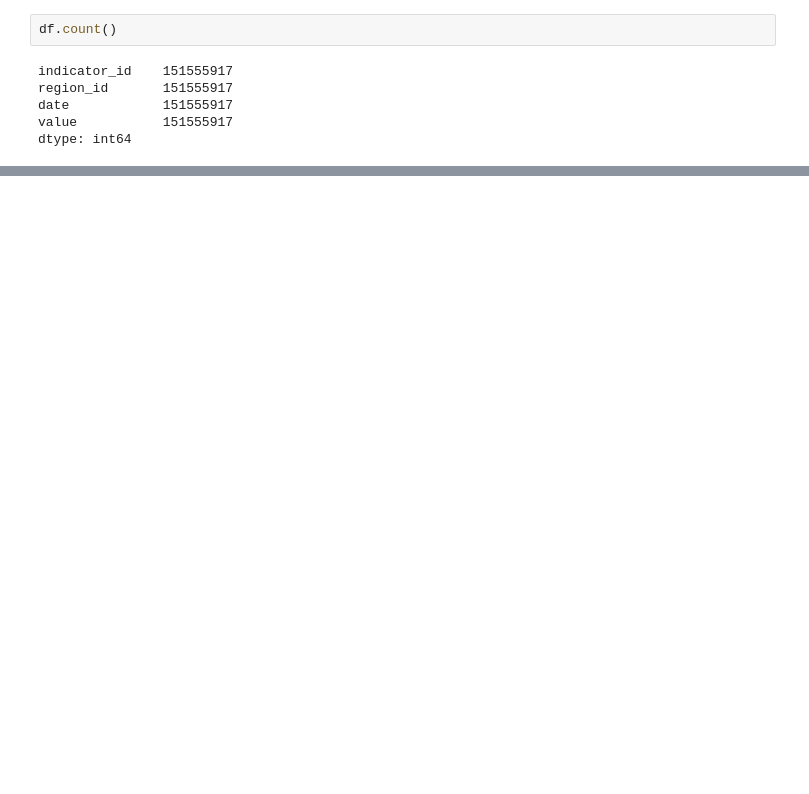
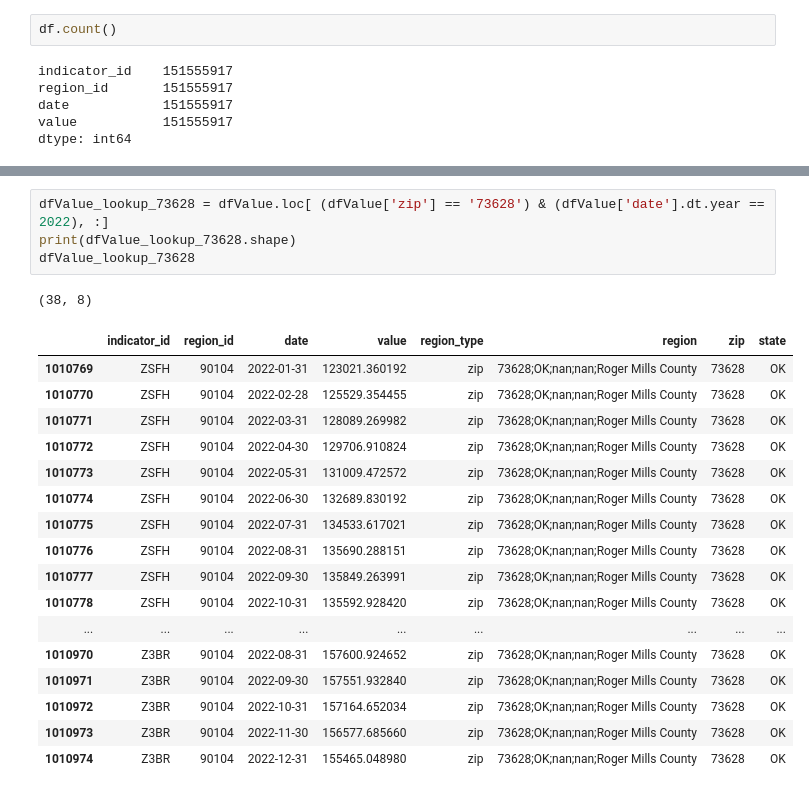
Before and after one commit to ramkumarpj/project-one, a Jupyter notebook: code/Project 1.ipynb, the cells around one changed output, grey strips where cells are left out. Drawn from its saved outputs; the diff is of its cells as text; blank space fills up the shorter version.

```diff
--- a/code/Project 1.ipynb
+++ b/code/Project 1.ipynb
@@ -371,0 +665,23 @@ home_value_by_zip
+# %%
+dfValue_lookup_73628 = dfValue.loc[ (dfValue['zip'] == '73628') & (dfValue['date'].dt.year == 2022), :]
+print(dfValue_lookup_73628.shape)
+dfValue_lookup_73628
+# %% [output]
+(38, 8)
+|  | indicator_id | region_id | date | value | region_type | region | zip | state |
+| 1010769 | ZSFH | 90104 | 2022-01-31 | 123021.360192 | zip | 73628;OK;nan;nan;Roger Mills County | 73628 | OK |
+| 1010770 | ZSFH | 90104 | 2022-02-28 | 125529.354455 | zip | 73628;OK;nan;nan;Roger Mills County | 73628 | OK |
+| 1010771 | ZSFH | 90104 | 2022-03-31 | 128089.269982 | zip | 73628;OK;nan;nan;Roger Mills County | 73628 | OK |
+| 1010772 | ZSFH | 90104 | 2022-04-30 | 129706.910824 | zip | 73628;OK;nan;nan;Roger Mills County | 73628 | OK |
+| 1010773 | ZSFH | 90104 | 2022-05-31 | 131009.472572 | zip | 73628;OK;nan;nan;Roger Mills County | 73628 | OK |
+| 1010774 | ZSFH | 90104 | 2022-06-30 | 132689.830192 | zip | 73628;OK;nan;nan;Roger Mills County | 73628 | OK |
+| 1010775 | ZSFH | 90104 | 2022-07-31 | 134533.617021 | zip | 73628;OK;nan;nan;Roger Mills County | 73628 | OK |
+| 1010776 | ZSFH | 90104 | 2022-08-31 | 135690.288151 | zip | 73628;OK;nan;nan;Roger Mills County | 73628 | OK |
+| 1010777 | ZSFH | 90104 | 2022-09-30 | 135849.263991 | zip | 73628;OK;nan;nan;Roger Mills County | 73628 | OK |
+| 1010778 | ZSFH | 90104 | 2022-10-31 | 135592.928420 | zip | 73628;OK;nan;nan;Roger Mills County | 73628 | OK |
+| ... | ... | ... | ... | ... | ... | ... | ... | ... |
+| 1010970 | Z3BR | 90104 | 2022-08-31 | 157600.924652 | zip | 73628;OK;nan;nan;Roger Mills County | 73628 | OK |
+| 1010971 | Z3BR | 90104 | 2022-09-30 | 157551.932840 | zip | 73628;OK;nan;nan;Roger Mills County | 73628 | OK |
+| 1010972 | Z3BR | 90104 | 2022-10-31 | 157164.652034 | zip | 73628;OK;nan;nan;Roger Mills County | 73628 | OK |
+| 1010973 | Z3BR | 90104 | 2022-11-30 | 156577.685660 | zip | 73628;OK;nan;nan;Roger Mills County | 73628 | OK |
+| 1010974 | Z3BR | 90104 | 2022-12-31 | 155465.048980 | zip | 73628;OK;nan;nan;Roger Mills County | 73628 | OK |
```
Also changed, not shown: parts of 51 cells of this notebook.
